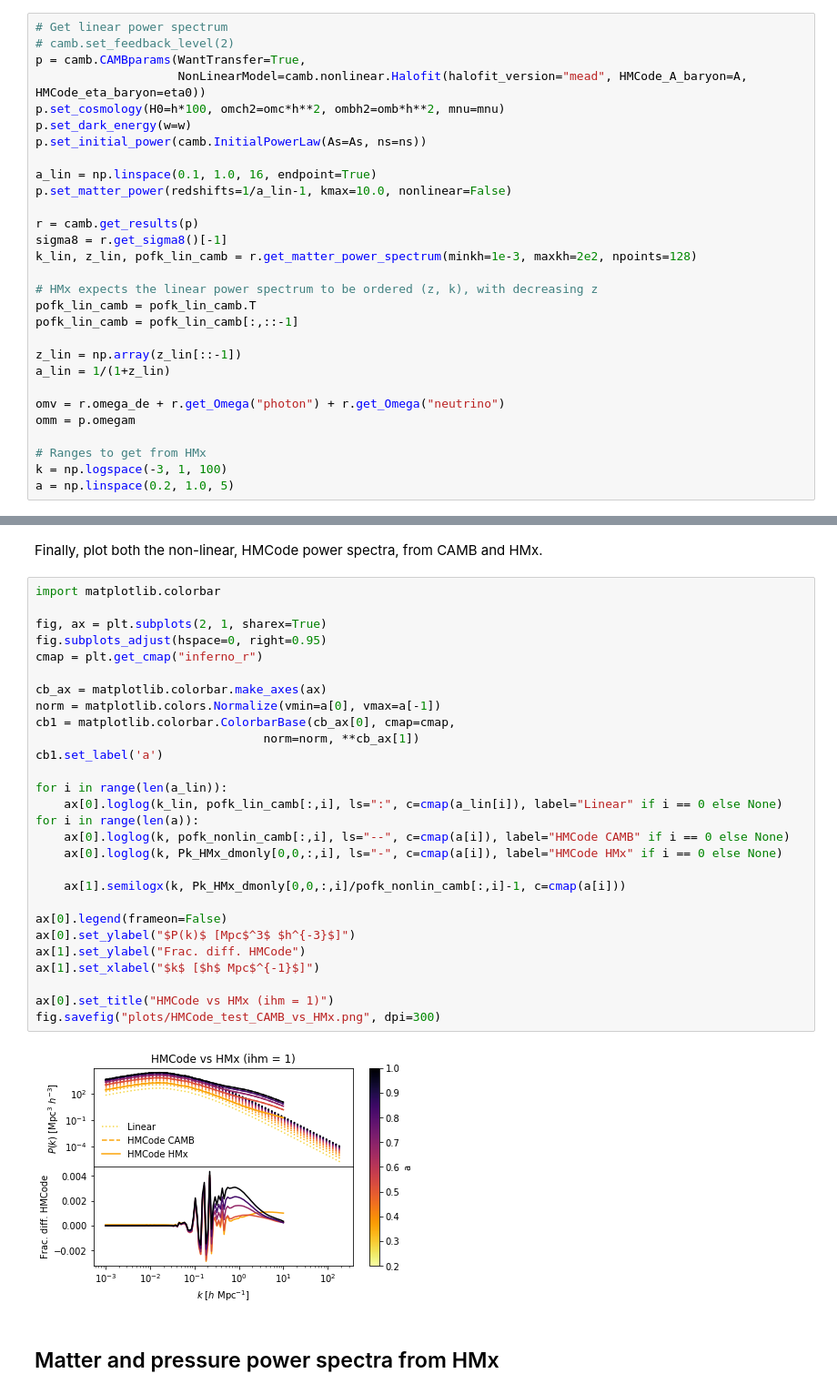
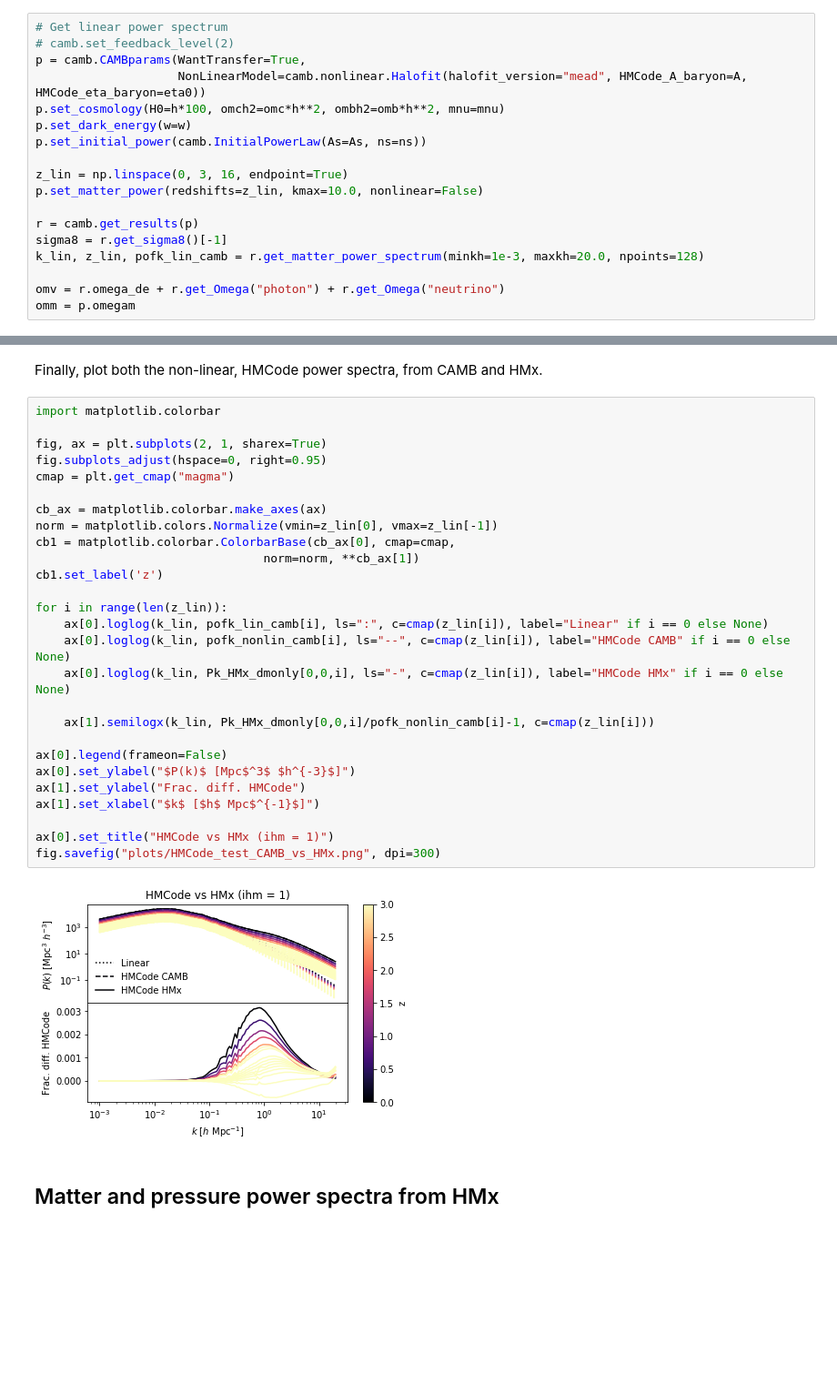
Before and after one commit to tilmantroester/HMx, a Jupyter notebook: notebooks/pyhmx_demo.ipynb, the cells around one changed output, grey strips where cells are left out. Shown at 91% size. Drawn from its saved outputs; the diff is of its cells as text; blank space fills up the shorter version.

Commit message:
Now works with sensible plin ranges. Also prettier interface.

```diff
--- a/notebooks/pyhmx_demo.ipynb
+++ b/notebooks/pyhmx_demo.ipynb
@@ -47,24 +47,13 @@ p.set_cosmology(H0=h*100, omch2=omc*h**2, ombh2=omb*h**2, mnu=mnu)
 p.set_dark_energy(w=w)
 p.set_initial_power(camb.InitialPowerLaw(As=As, ns=ns))
 
-a_lin = np.linspace(0.1, 1.0, 16, endpoint=True)
-p.set_matter_power(redshifts=1/a_lin-1, kmax=10.0, nonlinear=False)
+z_lin = np.linspace(0, 3, 16, endpoint=True)
+p.set_matter_power(redshifts=z_lin, kmax=10.0, nonlinear=False)
 
 r = camb.get_results(p)
 sigma8 = r.get_sigma8()[-1]
-k_lin, z_lin, pofk_lin_camb = r.get_matter_power_spectrum(minkh=1e-3, maxkh=2e2, npoints=128)
-
-# HMx expects the linear power spectrum to be ordered (z, k), with decreasing z
-pofk_lin_camb = pofk_lin_camb.T
-pofk_lin_camb = pofk_lin_camb[:,::-1]
-
-z_lin = np.array(z_lin[::-1])
-a_lin = 1/(1+z_lin)
+k_lin, z_lin, pofk_lin_camb = r.get_matter_power_spectrum(minkh=1e-3, maxkh=20.0, npoints=128)
 
 omv = r.omega_de + r.get_Omega("photon") + r.get_Omega("neutrino")
 omm = p.omegam
-
-# Ranges to get from HMx
-k = np.logspace(-3, 1, 100)
-a = np.linspace(0.2, 1.0, 5)
 # %% [output]
@@ -94,33 +90,32 @@ Finally, plot both the non-linear, HMCode power spectra, from CAMB and HMx.
 # %%
 import matplotlib.colorbar
 
 fig, ax = plt.subplots(2, 1, sharex=True)
 fig.subplots_adjust(hspace=0, right=0.95)
-cmap = plt.get_cmap("inferno_r")
+cmap = plt.get_cmap("magma")
 
 cb_ax = matplotlib.colorbar.make_axes(ax)
-norm = matplotlib.colors.Normalize(vmin=a[0], vmax=a[-1])
+norm = matplotlib.colors.Normalize(vmin=z_lin[0], vmax=z_lin[-1])
 cb1 = matplotlib.colorbar.ColorbarBase(cb_ax[0], cmap=cmap,
                                 norm=norm, **cb_ax[1])
-cb1.set_label('a')
+cb1.set_label('z')
 
-for i in range(len(a_lin)):
-    ax[0].loglog(k_lin, pofk_lin_camb[:,i], ls=":", c=cmap(a_lin[i]), label="Linear" if i == 0 else None)
-for i in range(len(a)):
-    ax[0].loglog(k, pofk_nonlin_camb[:,i], ls="--", c=cmap(a[i]), label="HMCode CAMB" if i == 0 else None)
-    ax[0].loglog(k, Pk_HMx_dmonly[0,0,:,i], ls="-", c=cmap(a[i]), label="HMCode HMx" if i == 0 else None)
+for i in range(len(z_lin)):
+    ax[0].loglog(k_lin, pofk_lin_camb[i], ls=":", c=cmap(z_lin[i]), label="Linear" if i == 0 else None)
+    ax[0].loglog(k_lin, pofk_nonlin_camb[i], ls="--", c=cmap(z_lin[i]), label="HMCode CAMB" if i == 0 else None)
+    ax[0].loglog(k_lin, Pk_HMx_dmonly[0,0,i], ls="-", c=cmap(z_lin[i]), label="HMCode HMx" if i == 0 else None)
 
-    ax[1].semilogx(k, Pk_HMx_dmonly[0,0,:,i]/pofk_nonlin_camb[:,i]-1, c=cmap(a[i]))
+    ax[1].semilogx(k_lin, Pk_HMx_dmonly[0,0,i]/pofk_nonlin_camb[i]-1, c=cmap(z_lin[i]))
 
 ax[0].legend(frameon=False)
 ax[0].set_ylabel("$P(k)$ [Mpc$^3$ $h^{-3}$]")
 ax[1].set_ylabel("Frac. diff. HMCode")
 ax[1].set_xlabel("$k$ [$h$ Mpc$^{-1}$]")
 
 ax[0].set_title("HMCode vs HMx (ihm = 1)")
 fig.savefig("plots/HMCode_test_CAMB_vs_HMx.png", dpi=300)
 # %% [output]
-[figure, old version]
+[figure, new version]
 # %% [markdown]
 ## Matter and pressure power spectra from HMx
 # %%
```
Also changed, not shown: parts of 5 cells of this notebook, 3 other files.
